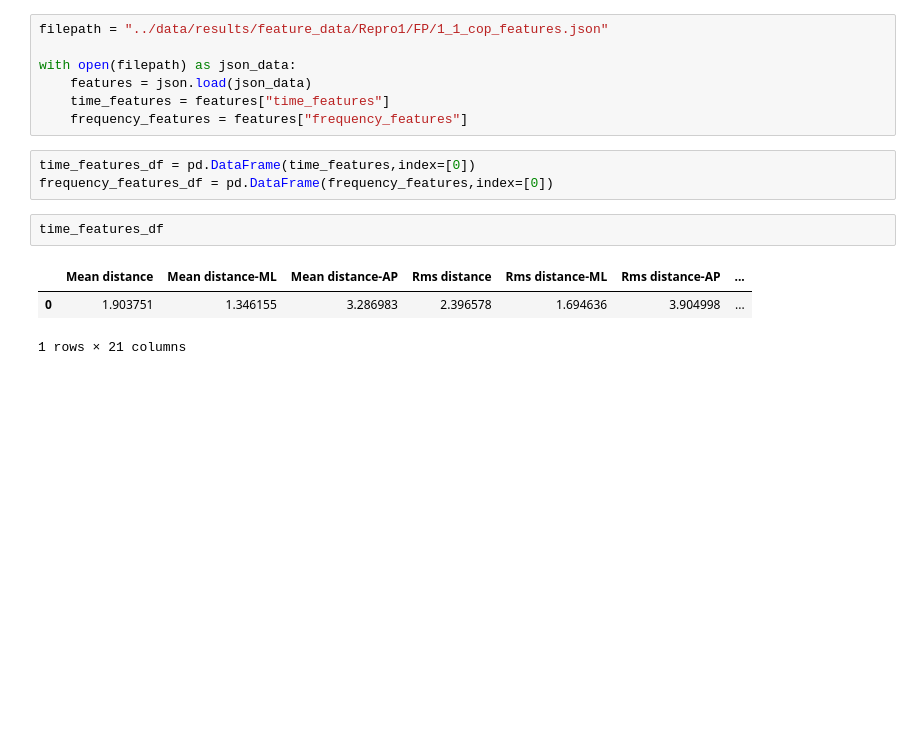
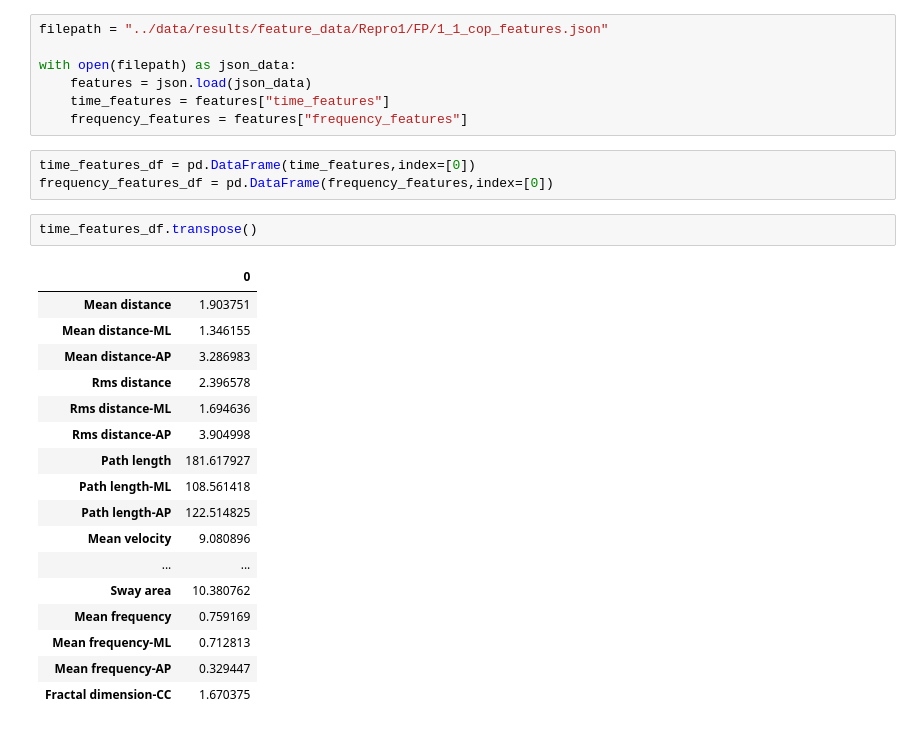
Before and after one commit to Antoninj/master_thesis, a Jupyter notebook: notebooks/feature_results_visualization.ipynb, the cells around one changed output. Saved outputs shown, nothing was run; the diff lists cells and outputs as text; blank space fills up the shorter version.

```diff
--- a/notebooks/feature_results_visualization.ipynb
+++ b/notebooks/feature_results_visualization.ipynb
@@ -13,9 +13,23 @@ with open(filepath) as json_data:
 time_features_df = pd.DataFrame(time_features,index=[0])
 frequency_features_df = pd.DataFrame(frequency_features,index=[0])
 # %%
-time_features_df
+time_features_df.transpose()
 # %% [output]
-|  | Mean distance | Mean distance-ML | Mean distance-AP | Rms distance | Rms distance-ML | Rms distance-AP | ... |
-| 0 | 1.903751 | 1.346155 | 3.286983 | 2.396578 | 1.694636 | 3.904998 | ... |
+|  | 0 |
+| Mean distance | 1.903751 |
+| Mean distance-ML | 1.346155 |
+| Mean distance-AP | 3.286983 |
+| Rms distance | 2.396578 |
+| Rms distance-ML | 1.694636 |
+| Rms distance-AP | 3.904998 |
+| Path length | 181.617927 |
+| Path length-ML | 108.561418 |
+| Path length-AP | 122.514825 |
+| Mean velocity | 9.080896 |
+| ... | ... |
+| Sway area | 10.380762 |
+| Mean frequency | 0.759169 |
+| Mean frequency-ML | 0.712813 |
+| Mean frequency-AP | 0.329447 |
+| Fractal dimension-CC | 1.670375 |
-1 rows × 21 columns
 # %%
```
Also changed, not shown: parts of 4 cells of this notebook, 4 other files.
